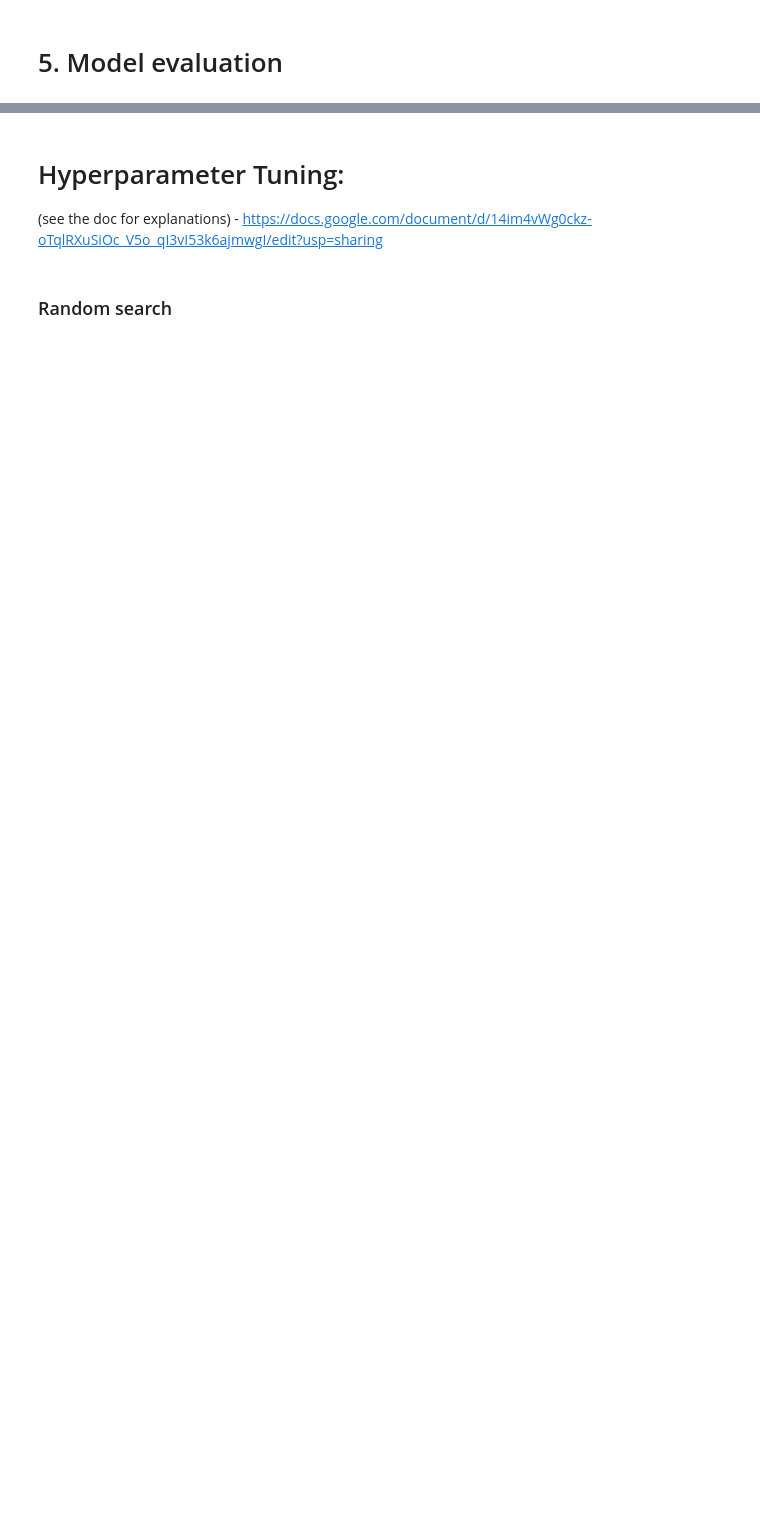
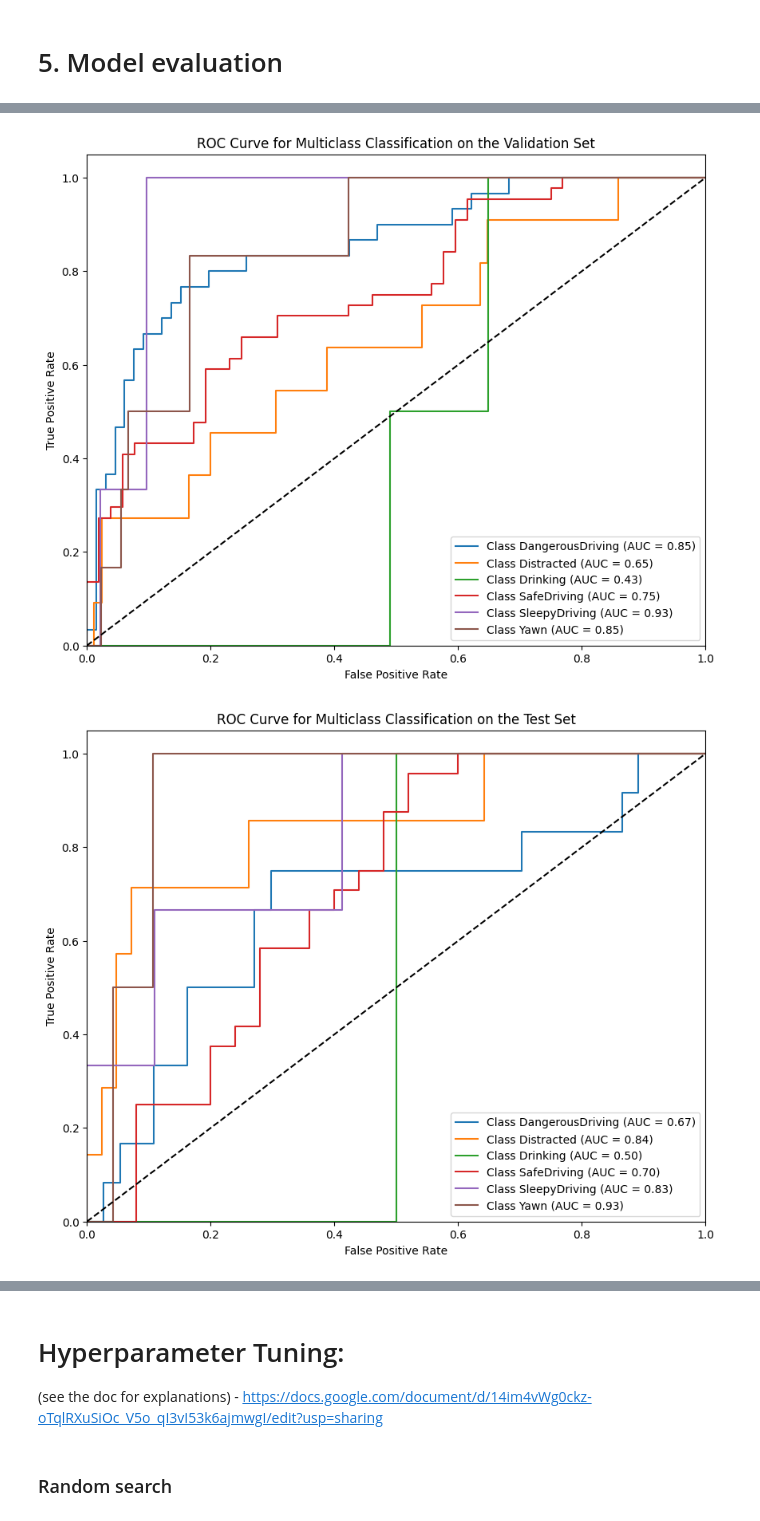
Before and after one commit to MatthijstenTije/Deep_learning_03, a Jupyter notebook: Assingment_DriverDistraction_Starting_code 1.ipynb, the cells around one changed output, grey strips where cells are left out. Saved outputs shown, nothing was run; the diff lists cells and outputs as text; code cells hidden in the pictures; blank space fills up the shorter version.

```diff
--- a/Assingment_DriverDistraction_Starting_code 1.ipynb
+++ b/Assingment_DriverDistraction_Starting_code 1.ipynb
@@ -181,18 +187,0 @@ Name: count, dtype: int64
-# %%
-# Create a bar plot to visualize the class label distribution of the dataset. (Hint: this bar plot reveals how many samples the dataset has for each class)
-
-### CHATGPT INPROVEMENTS
-train_labels = train_data.classes
-class_names = list(train_data.class_indices.keys())
-class_counts = pd.Series(train_labels).value_counts().reindex(range(len(class_names)), fill_value=0)
-plt.figure(figsize=(10, 6))
-colors = plt.cm.tab10.colors
-bars = plt.bar(class_names, class_counts, color=colors, edgecolor="black")
-for bar, count in zip(bars, class_counts):
-    plt.text(bar.get_x() + bar.get_width()/2, bar.get_height(), str(count),
-             ha='center', va='bottom', fontsize=11, color='black')
-plt.xlabel("Class Label", fontsize=12)
-plt.ylabel("Number of Samples", fontsize=12)
-plt.title("Class Label Distribution", fontsize=14)
-plt.xticks(ticks=range(len(class_names)), labels=class_names, rotation=45, ha="right")
-plt.show()
@@ -522,0 +374,51 @@ Recall     : 0.7756
+# %%
+def plot_multiclass_roc(true_labels_onehot, predicted_probabilities, class_names, dataset_name='Dataset'):
+    """
+    Computes and plots the ROC curves and AUC scores for each class for the multiclass image classification
+
+    Parameters:
+        true_labels_onehot (np.array): One-hot encoded true labels with shape (n_samples, n_classes).
+        predicted_probabilities (np.array): Predicted probabilities with shape (n_samples, n_classes).
+        class_names (list): List of class names (strings).
+        dataset_name (str): Name of the dataset (e.g., 'Validation Set' or 'Test Set') for the plot title.
+    """
+    # Initialize dictionaries to store  metrics for each class
+    fpr = {}          # False Positive Rate
+    tpr = {}          # True Positive Rate
+    auc_scores = {}   # Area Under the Curve Scores
+
+    # Compute ROC curve and AUC for each class
+    for class_index in range(len(class_names)): # [0,1,2,3,4,5]
+        fpr[class_index], tpr[class_index], _ = roc_curve(
+            true_labels_onehot[:, class_index],   # Select all images with a given the given class index
+            predicted_probabilities[:, class_index]  # Collect the probabilities attached to it
+        )
+        auc_scores[class_index] = auc(fpr[class_index], tpr[class_index])
+
+    # Plot ROC curves
+    plt.figure(figsize=(10, 8))
+    for class_index in range(len(class_names)): # Loop over each class to plot a line
+        plt.plot(
+            fpr[class_index],
+            tpr[class_index],
+            label=f'Class {class_names[class_index]} (AUC = {auc_scores[class_index]:.2f})'
+        )
+    # Plot the diagonal line representing random classifier performance
+    plt.plot([0, 1], [0, 1], 'k--')
+    plt.xlim([0.0, 1.0])
+    plt.ylim([0.0, 1.05])
+    plt.xlabel('False Positive Rate')
+    plt.ylabel('True Positive Rate')
+    plt.title(f'ROC Curve for Multiclass Classification on the {dataset_name}')
+    plt.legend(loc='lower right')
+    plt.show()
+
+# Example usage:
+# For the validation set:
+plot_multiclass_roc(true_labels_val_onehot, predicted_probabilities_val, class_names, dataset_name='Validation Set')
+
+# For the test set:
+plot_multiclass_roc(true_labels_test_onehot, predicted_probabilities_test, class_names, dataset_name='Test Set')
+# %% [output]
+[figure, added]
+[figure, added]
```
Also changed, not shown: parts of 40 cells of this notebook.
